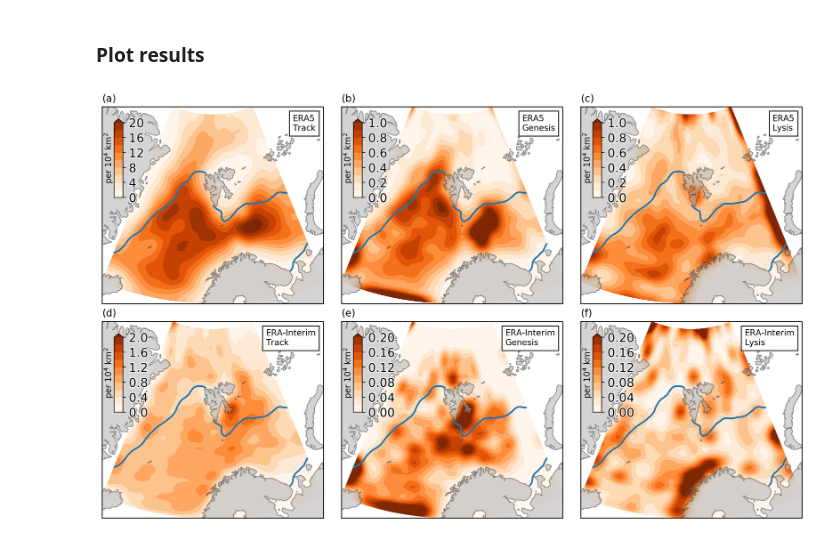
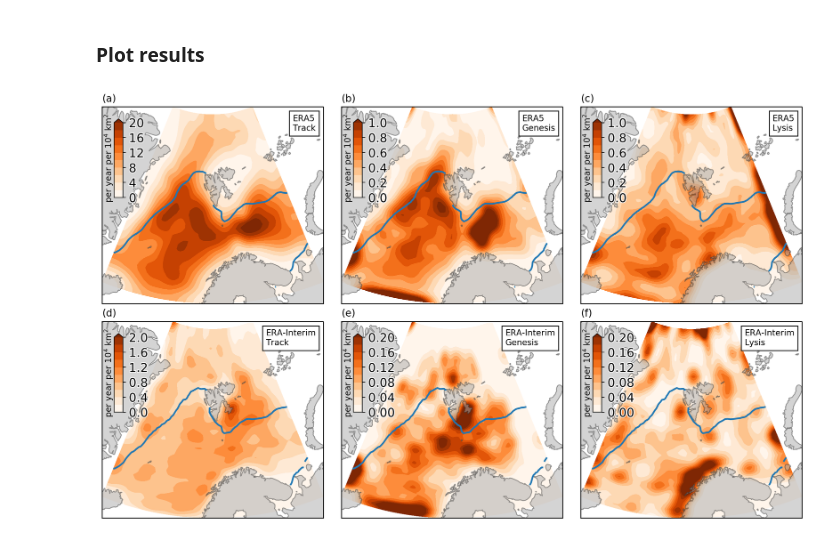
Before and after one commit to cycle13/mc_era5, a Jupyter notebook: code/Density-Maps.ipynb, the cells around one changed output. Cells and saved outputs as stored; diff of their text form; code cells hidden in the pictures.

```diff
--- a/code/Density-Maps.ipynb
+++ b/code/Density-Maps.ipynb
@@ -227,35 +239,35 @@ for axcol, dens_type in zip(axgr.axes_column, density_types):
     for ax, dset in zip(axcol, datasets):
         run_num = runs2process[dset][0]
 
         data = dens_ds[dset].sel(subset=subset, dens_type=dens_type) * 1e4
         lab = aliases[dset]  # "\n".join(dset_label.split(", "))
         txt = f"{lab}\n{dens_type.capitalize()}"
         ax.add_artist(AnchoredText(txt, **at_kw))
         #             try:
         #                 h = data.plot.contourf(ax=ax, robust=True, add_colorbar=False, add_labels=False, **abs_plt_kw)
         #             except:
         h = data.plot.contourf(
             ax=ax, robust=True, add_colorbar=False, add_labels=False, levels=np.linspace(0, _lev_max[dset][dens_type], 11), **abs_plt_kw,
         )
 
         # Overlay with sea ice edge
-        sea_ice_conc_mean.plot.contour(ax=ax, add_labels=False, colors="C0", **ci_kw)
+        sic_conc_dict[dset].plot.contour(ax=ax, add_labels=False, colors="C0", **ci_kw)
 
         cax = inset_axes(ax, borderpad=0.9, width="4%", height="40%", loc="upper left")
 
         # cax = next(iter_cax)
         cb = fig.colorbar(h, orientation="vertical", cax=cax)
         # cb.ax.set_title("per $10^4$ $km^2$", size=8, loc='left')
-        cb.ax.set_ylabel("per $10^4$ $km^2$", size=10, labelpad=0.05)
+        cb.ax.set_ylabel("per year per $10^4$ $km^2$", size=10, labelpad=0.05)
         cb.ax.yaxis.set_label_position("left")
         cb.ax.tick_params(labelsize="large")
         for i in cb.ax.get_yticklabels():  #  + [cb.ax.title]:
             i.set_path_effects([PathEffects.withStroke(linewidth=2, foreground="w")])
 
 iletters = iter(string.ascii_lowercase)
 for ax in axgr.axes_all:
     ax.set_title(f"({next(iletters)})", loc="left", fontsize="medium")
 # %% [output]
-[figure, old version]
+[figure, new version]
 # %%
 fig.savefig(mypaths.plotdir / f'density_maps__{"_".join(density_types)}')
```
Also changed, not shown: parts of 2 cells of this notebook, 1 other file.
